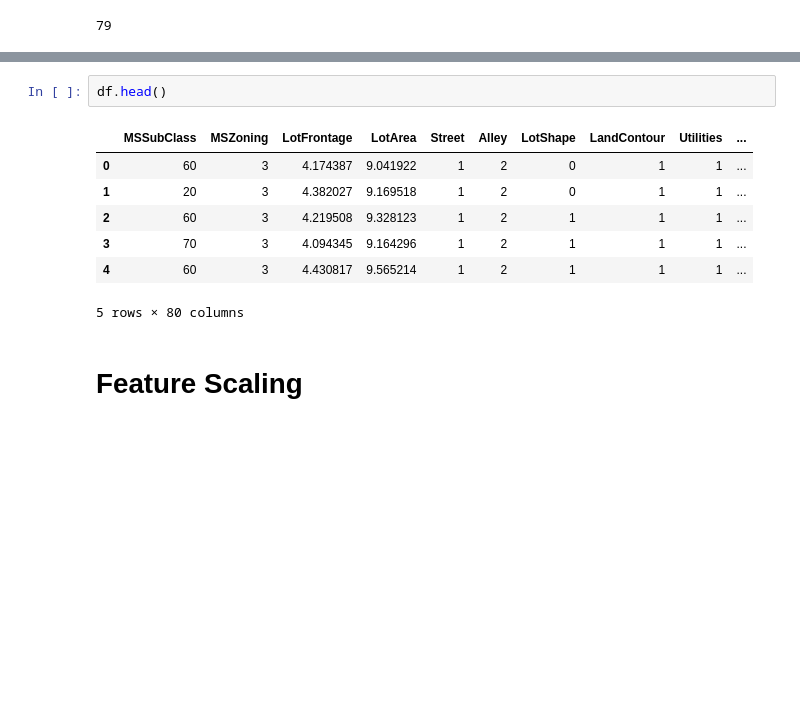
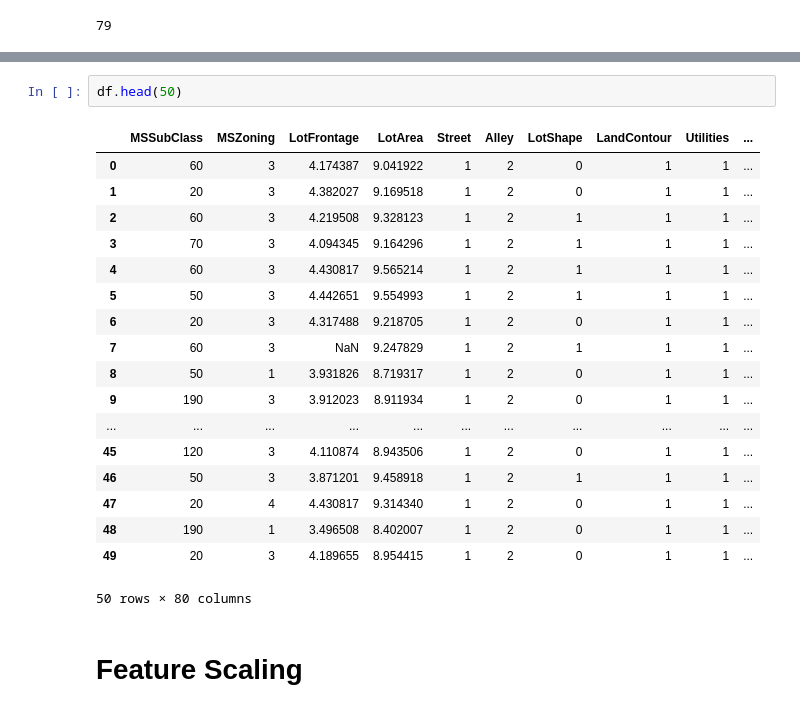
Before and after one commit to BibekRai44/Advanced-House-Price-Prediction, a Jupyter notebook: house-price-prediction.ipynb, the cells around one changed output, grey strips where cells are left out. Cells and saved outputs as stored; diff of their text form; blank space fills up the shorter version.

```diff
--- a/house-price-prediction.ipynb
+++ b/house-price-prediction.ipynb
@@ -771,15 +771,26 @@ scaling_feature
  'SaleType',
  'SaleCondition']
 # %%
-df.head()
+df.head(50)
 # %% [output]
 |  | MSSubClass | MSZoning | LotFrontage | LotArea | Street | Alley | LotShape | LandContour | Utilities | ... |
 | 0 | 60 | 3 | 4.174387 | 9.041922 | 1 | 2 | 0 | 1 | 1 | ... |
 | 1 | 20 | 3 | 4.382027 | 9.169518 | 1 | 2 | 0 | 1 | 1 | ... |
 | 2 | 60 | 3 | 4.219508 | 9.328123 | 1 | 2 | 1 | 1 | 1 | ... |
 | 3 | 70 | 3 | 4.094345 | 9.164296 | 1 | 2 | 1 | 1 | 1 | ... |
 | 4 | 60 | 3 | 4.430817 | 9.565214 | 1 | 2 | 1 | 1 | 1 | ... |
+| 5 | 50 | 3 | 4.442651 | 9.554993 | 1 | 2 | 1 | 1 | 1 | ... |
+| 6 | 20 | 3 | 4.317488 | 9.218705 | 1 | 2 | 0 | 1 | 1 | ... |
+| 7 | 60 | 3 | NaN | 9.247829 | 1 | 2 | 1 | 1 | 1 | ... |
+| 8 | 50 | 1 | 3.931826 | 8.719317 | 1 | 2 | 0 | 1 | 1 | ... |
+| 9 | 190 | 3 | 3.912023 | 8.911934 | 1 | 2 | 0 | 1 | 1 | ... |
+| ... | ... | ... | ... | ... | ... | ... | ... | ... | ... | ... |
+| 45 | 120 | 3 | 4.110874 | 8.943506 | 1 | 2 | 0 | 1 | 1 | ... |
+| 46 | 50 | 3 | 3.871201 | 9.458918 | 1 | 2 | 1 | 1 | 1 | ... |
+| 47 | 20 | 4 | 4.430817 | 9.314340 | 1 | 2 | 0 | 1 | 1 | ... |
+| 48 | 190 | 1 | 3.496508 | 8.402007 | 1 | 2 | 0 | 1 | 1 | ... |
+| 49 | 20 | 3 | 4.189655 | 8.954415 | 1 | 2 | 0 | 1 | 1 | ... |
-5 rows × 80 columns
+50 rows × 80 columns
 # %% [markdown]
 # Feature Scaling
 # %%
```
Also changed, not shown: parts of 3 cells of this notebook.
